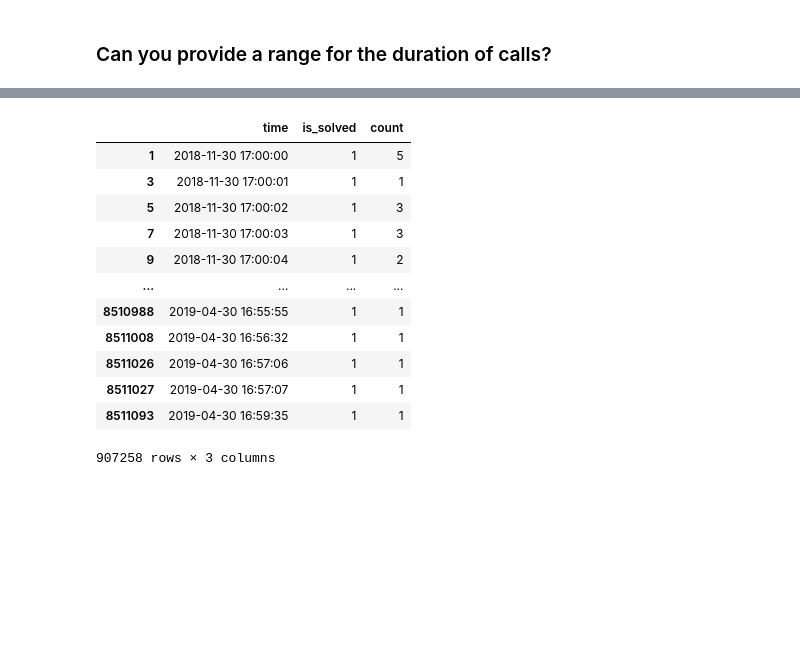
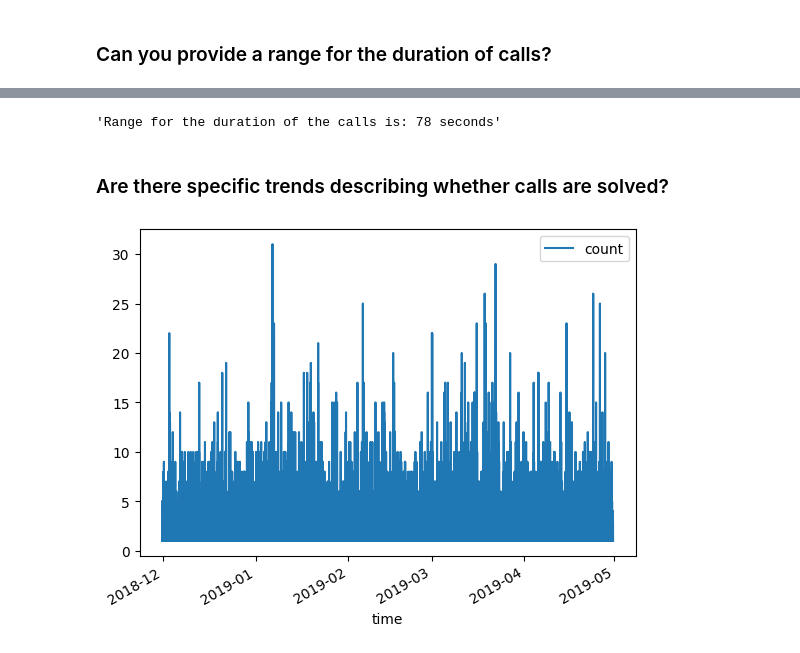
Before and after one commit to adrioui/data-exploration, a Jupyter notebook: Data Exploration.ipynb, the cells around one changed output, grey strips where cells are left out. Saved outputs shown, nothing was run; the diff lists cells and outputs as text; code cells hidden in the pictures; blank space fills up the shorter version.

```diff
--- a/Data Exploration.ipynb
+++ b/Data Exploration.ipynb
@@ -183,19 +174,8 @@ df1 = df.drop(columns="time_interval")
-# %%
-channel_grp_is_solved = df1.groupby("time", as_index=False)["is_solved"].value_counts()
-# %%
-filt = channel_grp_is_solved["is_solved"] == 1
-channel_grp_is_solved.loc[filt]
-# %% [output]
-|  | time | is_solved | count |
-| 1 | 2018-11-30 17:00:00 | 1 | 5 |
-| 3 | 2018-11-30 17:00:01 | 1 | 1 |
-| 5 | 2018-11-30 17:00:02 | 1 | 3 |
-| 7 | 2018-11-30 17:00:03 | 1 | 3 |
-| 9 | 2018-11-30 17:00:04 | 1 | 2 |
-| ... | ... | ... | ... |
-| 8510988 | 2019-04-30 16:55:55 | 1 | 1 |
-| 8511008 | 2019-04-30 16:56:32 | 1 | 1 |
-| 8511026 | 2019-04-30 16:57:06 | 1 | 1 |
-| 8511027 | 2019-04-30 16:57:07 | 1 | 1 |
-| 8511093 | 2019-04-30 16:59:35 | 1 | 1 |
-907258 rows × 3 columns
+# %%
+# Calculate the range of duration of calls by subtracting the maximum with the minimum value
+range_of_duration_of_calls = int(df["time_interval"].max() - df["time_interval"].min())
+f"Range for the duration of the calls is: {range_of_duration_of_calls} seconds"
+# %% [output]
+'Range for the duration of the calls is: 78 seconds'
+# %% [markdown]
+### Are there specific trends describing whether calls are solved?
@@ -201,0 +184,7 @@ channel_grp_is_solved.loc[filt]
+# %%
+time_grp_is_solved = df1.groupby("time", as_index=False)["is_solved"].value_counts()
+# %%
+time_grp_is_solved.loc[channel_grp_is_solved["is_solved"] == 1].plot(x="time", y="count")
+plt.show()
+# %% [output]
+[figure, added]
```
Also changed, not shown: parts of 7 cells of this notebook.
